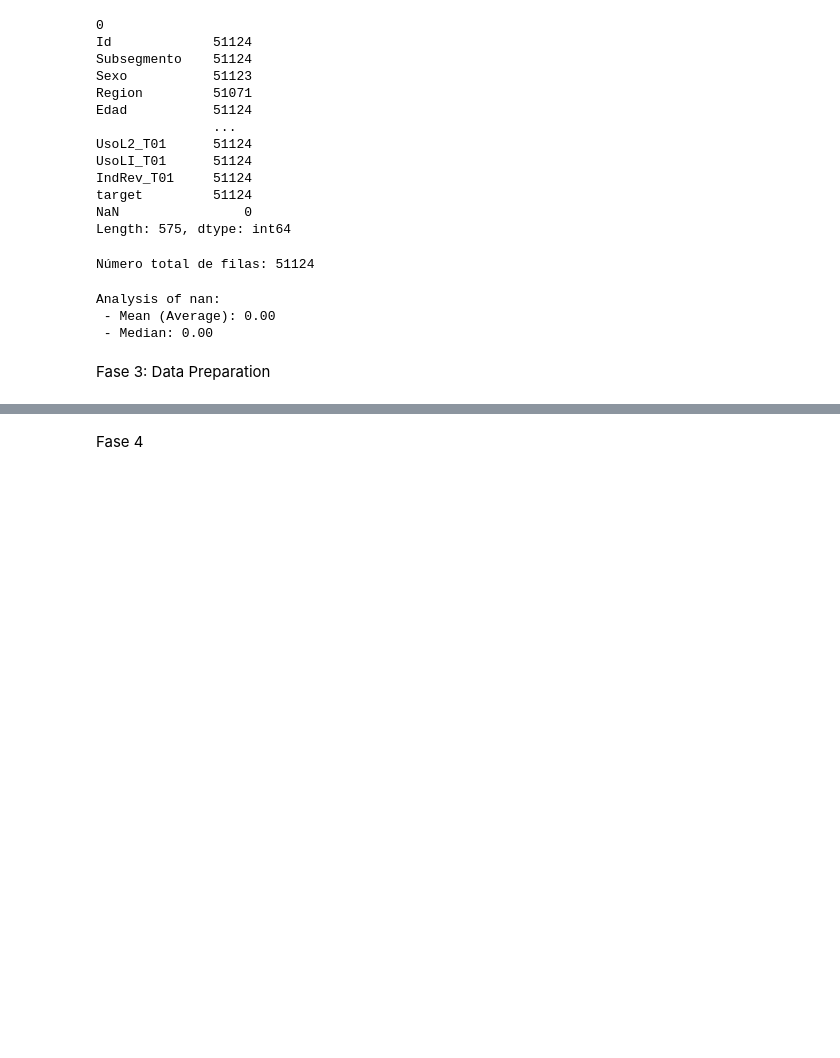
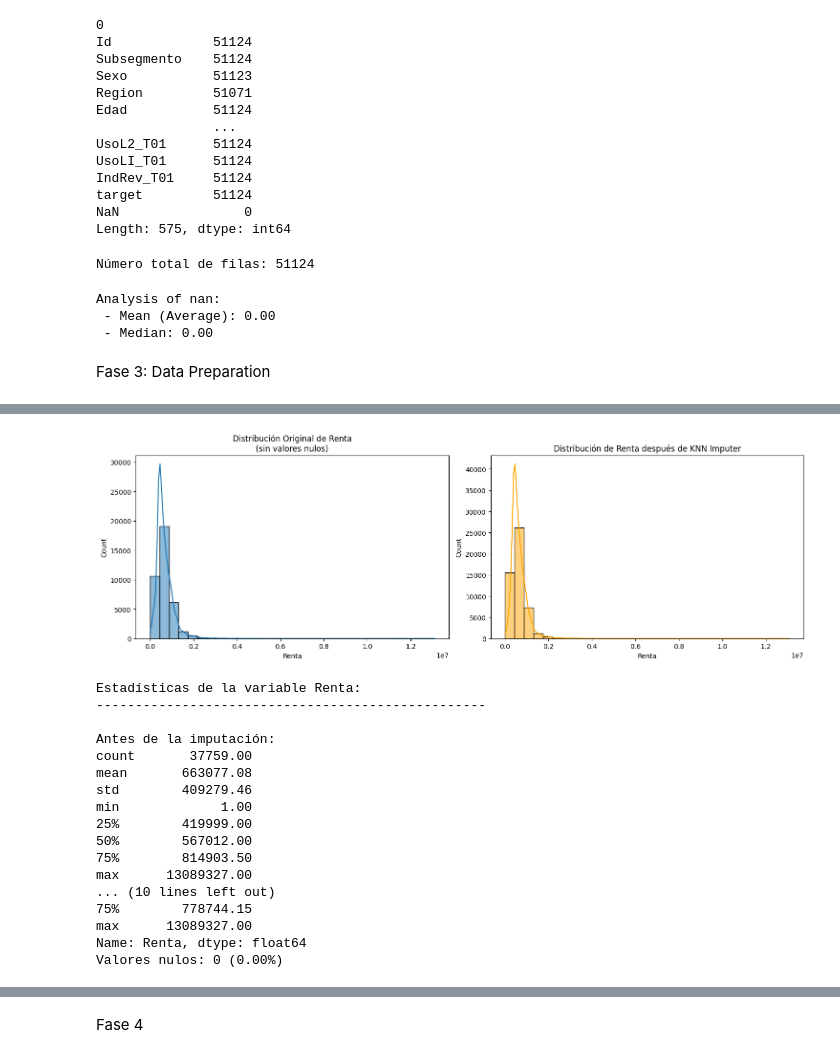
Before and after one commit to Andresilvampuero/monopoly, a Jupyter notebook: monopoly/notebooks/Monopoly.ipynb, the cells around one changed output, grey strips where cells are left out. Saved outputs shown, nothing was run; the diff lists cells and outputs as text; code cells hidden in the pictures; blank space fills up the shorter version.

```diff
--- a/monopoly/notebooks/Monopoly.ipynb
+++ b/monopoly/notebooks/Monopoly.ipynb
@@ -224,2 +338,2 @@ ds[columnas_numericas] = imputer.fit_transform(ds[columnas_numericas])
 # %%
-ds = ds.dropna(subset=['Sexo'])
+df_knn_imputado.head(10)
@@ -225,0 +353,55 @@ ds = ds.dropna(subset=['Sexo'])
+# %%
+from sklearn.impute import KNNImputer
+import numpy as np
+import pandas as pd
+
+# Primero, vamos a seleccionar las variables que usaremos para la imputación de Renta
+# Seleccionamos variables que podrían estar relacionadas con la Renta
+variables_para_renta = [
+    'Renta', 'Edad', 'Consumo', 'CUPO_L1', 'CUPO_MX',
+    'Fac_T12', 'PagoInt_T12', 'PagoNac_T12'
+]
+
+# Crear un DataFrame solo con las variables seleccionadas
+df_knn = ds_imputado[variables_para_renta].copy()
+
+# Crear el imputador KNN
+knn_imputer = KNNImputer(n_neighbors=5, weights='uniform')
+
+# Realizar la imputación
+df_knn_imputado = pd.DataFrame(
+    knn_imputer.fit_transform(df_knn),
+    columns=df_knn.columns
+)
+
+# Comparar la distribución original vs imputada de Renta
+plt.figure(figsize=(15, 5))
+
+# Distribución original
+plt.subplot(1, 2, 1)
+sns.histplot(ds['Renta'].dropna(), kde=True, bins=30)
+plt.title('Distribución Original de Renta\n(sin valores nulos)')
+plt.xlabel('Renta')
+
+# Distribución después de KNN
+plt.subplot(1, 2, 2)
+sns.histplot(df_knn_imputado['Renta'], kde=True, bins=30, color='orange')
+plt.title('Distribución de Renta después de KNN Imputer')
+plt.xlabel('Renta')
+
+plt.tight_layout()
+plt.show()
+
+# Calcular estadísticas antes y después
+print("\nEstadísticas de la variable Renta:")
+print("-" * 50)
+print("\nAntes de la imputación:")
+print(ds_imputado['Renta'].describe().round(2))
+print(f"Valores nulos: {ds_imputado['Renta'].isnull().sum()} ({(ds_imputado['Renta'].isnull().sum()/len(ds)*100):.2f}%)")
+
+print("\nDespués de la imputación:")
+print(df_knn_imputado['Renta'].describe().round(2))
+print(f"Valores nulos: {df_knn_imputado['Renta'].isnull().sum()} ({(df_knn_imputado['Renta'].isnull().sum()/len(df_knn_imputado)*100):.2f}%)")
+
+ds_imputado['Renta'] = df_knn_imputado['Renta']
+# %% [output]
@@ -226 +409,19 @@ ds = ds.dropna(subset=['Sexo'])
+[figure, added]
+Estadísticas de la variable Renta:
+--------------------------------------------------
+
+Antes de la imputación:
+count       37759.00
+mean       663077.08
+std        409279.46
+min             1.00
+25%        419999.00
+50%        567012.00
+75%        814903.50
+max      13089327.00
+... (10 lines left out)
+75%        778744.15
+max      13089327.00
+Name: Renta, dtype: float64
+Valores nulos: 0 (0.00%)
 # %%
```
Also changed, not shown: parts of 18 cells of this notebook.
